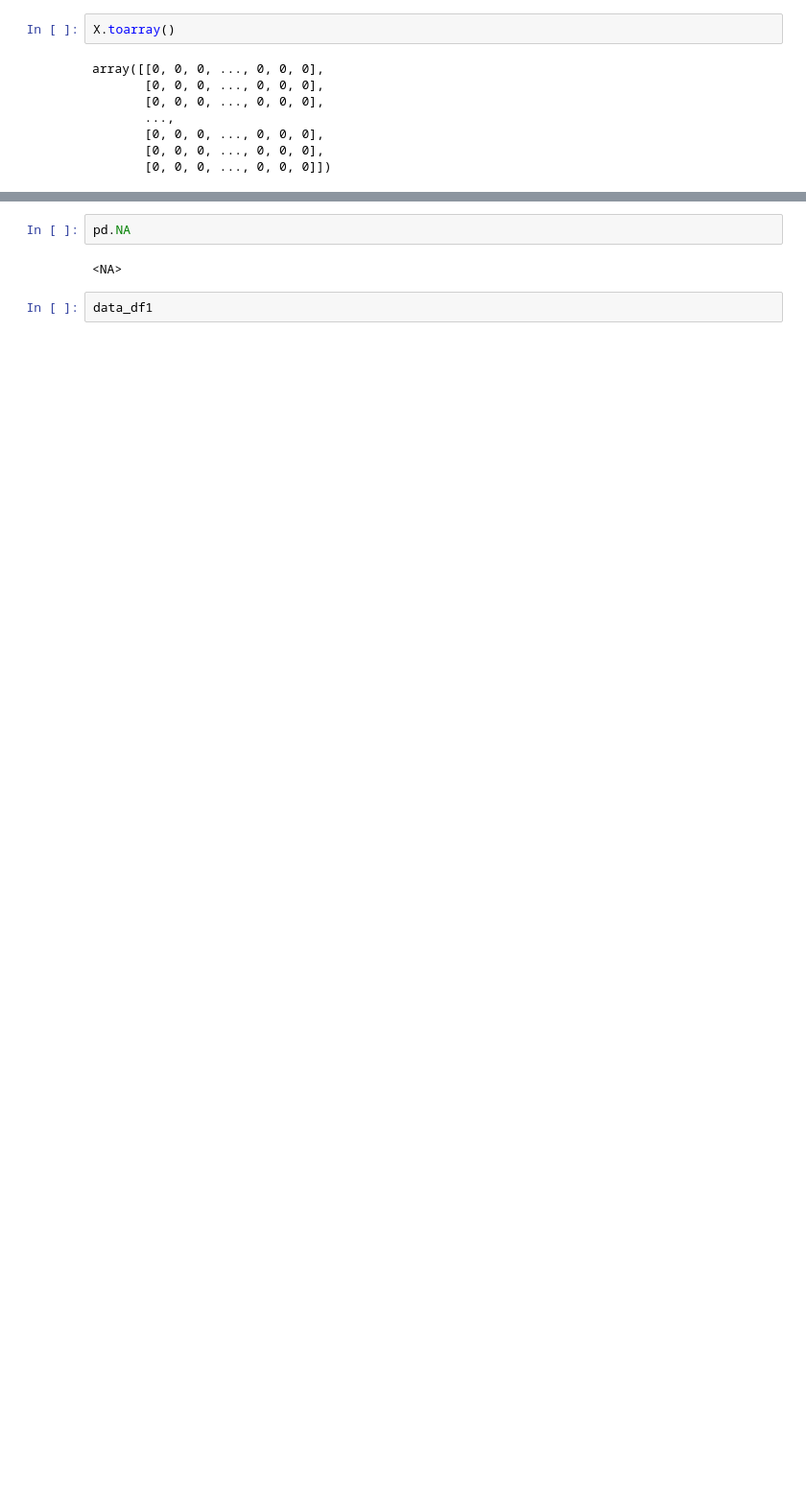
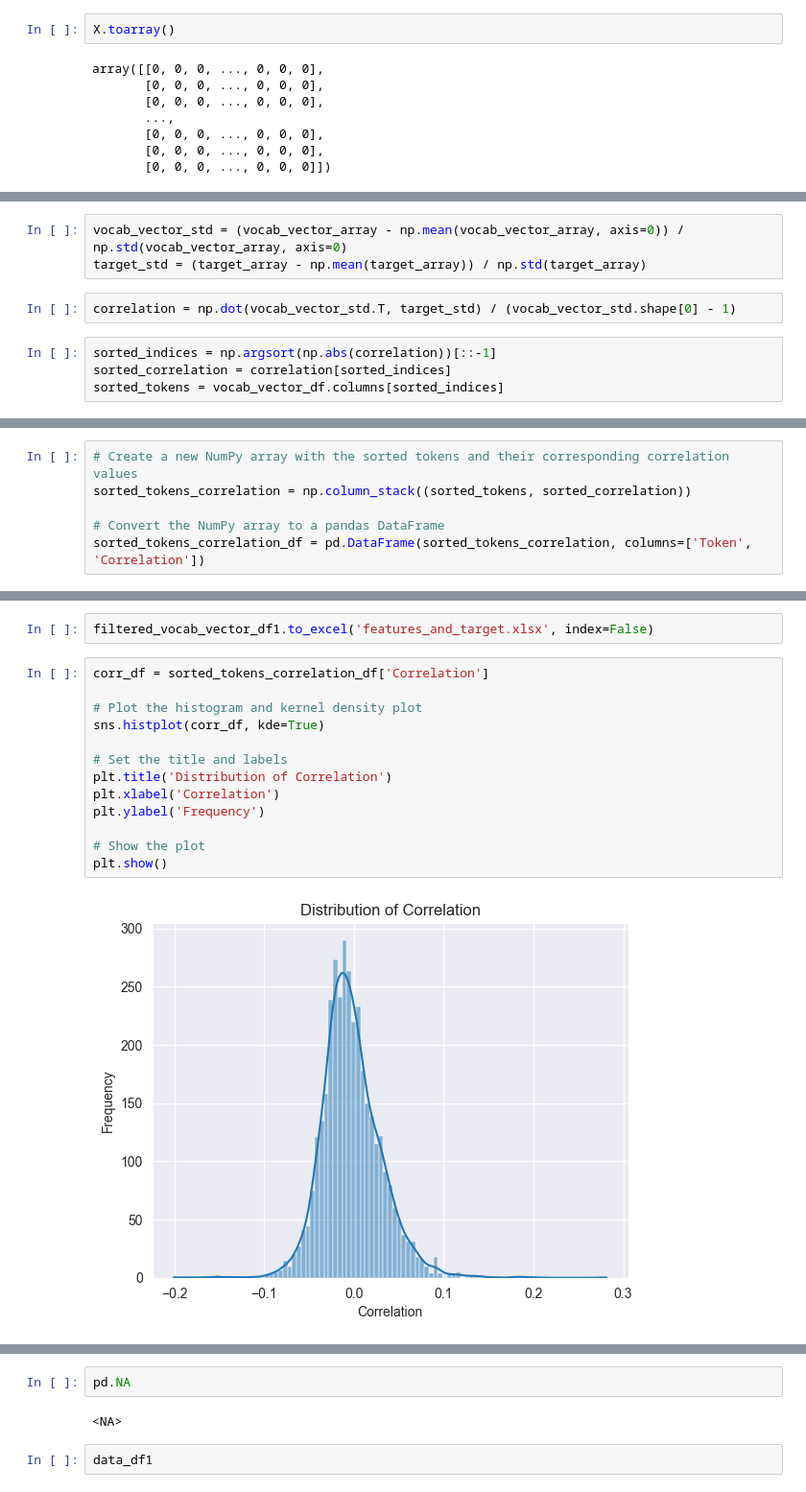
Before and after one commit to damnpav/news_analysis, a Jupyter notebook: _3_text_preparing.ipynb, the cells around one changed output, grey strips where cells are left out. Shown: that part at 96% size. Cells and saved outputs as stored; diff of their text form; blank space fills up the shorter version.

```diff
--- a/_3_text_preparing.ipynb
+++ b/_3_text_preparing.ipynb
@@ -270,0 +472,9 @@ X.shape
+# %%
+vocab_vector_std = (vocab_vector_array - np.mean(vocab_vector_array, axis=0)) / np.std(vocab_vector_array, axis=0)
+target_std = (target_array - np.mean(target_array)) / np.std(target_array)
+# %%
+correlation = np.dot(vocab_vector_std.T, target_std) / (vocab_vector_std.shape[0] - 1)
+# %%
+sorted_indices = np.argsort(np.abs(correlation))[::-1]
+sorted_correlation = correlation[sorted_indices]
+sorted_tokens = vocab_vector_df.columns[sorted_indices]
@@ -270,0 +495,6 @@ X.shape
+# %%
+# Create a new NumPy array with the sorted tokens and their corresponding correlation values
+sorted_tokens_correlation = np.column_stack((sorted_tokens, sorted_correlation))
+
+# Convert the NumPy array to a pandas DataFrame
+sorted_tokens_correlation_df = pd.DataFrame(sorted_tokens_correlation, columns=['Token', 'Correlation'])
@@ -270,0 +622,17 @@ X.shape
+# %%
+filtered_vocab_vector_df1.to_excel('features_and_target.xlsx', index=False)
+# %%
+corr_df = sorted_tokens_correlation_df['Correlation']
+
+# Plot the histogram and kernel density plot
+sns.histplot(corr_df, kde=True)
+
+# Set the title and labels
+plt.title('Distribution of Correlation')
+plt.xlabel('Correlation')
+plt.ylabel('Frequency')
+
+# Show the plot
+plt.show()
+# %% [output]
+[figure, added]
```
Also changed, not shown: parts of 101 cells of this notebook.
